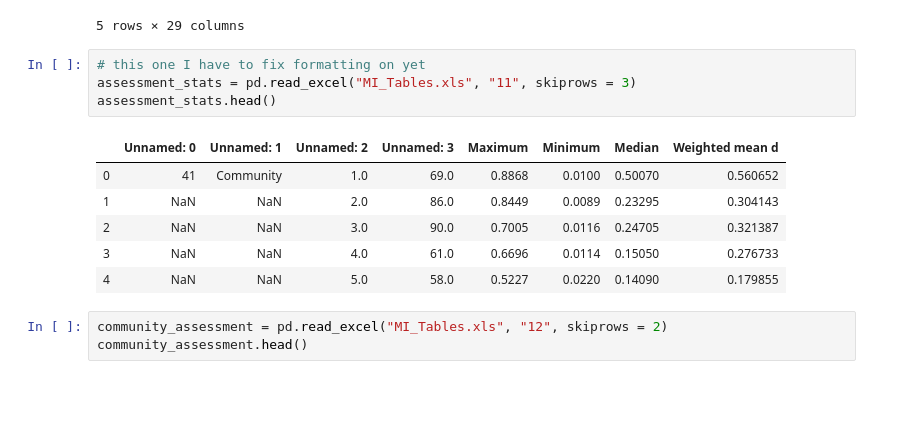
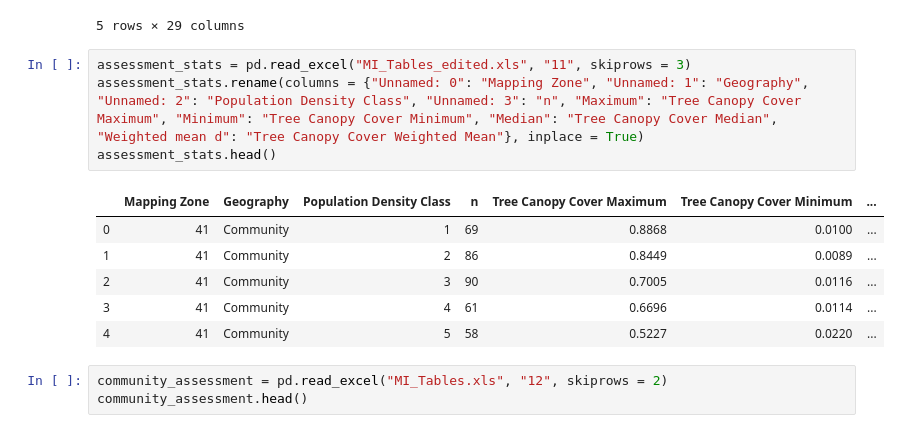
Before and after one commit to mcint199/Environmental-1, a Jupyter notebook: Env1_ForestCanopyResilience_FinalProject.ipynb, the cells around one changed output. Cells and saved outputs as stored; diff of their text form; blank space fills up the shorter version.

```diff
--- a/Env1_ForestCanopyResilience_FinalProject.ipynb
+++ b/Env1_ForestCanopyResilience_FinalProject.ipynb
@@ -66,17 +81,17 @@ land_data_by_community.head()
 | 3 | Akron village | 0.7101 | 0.287432 | 0.057921 | 0.622180 | ... |
 | 4 | Alanson village | 1.1007 | 0.420709 | 0.115789 | 0.606631 | ... |
 5 rows × 29 columns
-# %%
-# this one I have to fix formatting on yet
-assessment_stats = pd.read_excel("MI_Tables.xls", "11", skiprows = 3)
-assessment_stats.head()
-# %% [output]
-|  | Unnamed: 0 | Unnamed: 1 | Unnamed: 2 | Unnamed: 3 | Maximum | Minimum | Median | Weighted mean d |
-| 0 | 41 | Community | 1.0 | 69.0 | 0.8868 | 0.0100 | 0.50070 | 0.560652 |
-| 1 | NaN | NaN | 2.0 | 86.0 | 0.8449 | 0.0089 | 0.23295 | 0.304143 |
-| 2 | NaN | NaN | 3.0 | 90.0 | 0.7005 | 0.0116 | 0.24705 | 0.321387 |
-| 3 | NaN | NaN | 4.0 | 61.0 | 0.6696 | 0.0114 | 0.15050 | 0.276733 |
-| 4 | NaN | NaN | 5.0 | 58.0 | 0.5227 | 0.0220 | 0.14090 | 0.179855 |
+# %%
+assessment_stats = pd.read_excel("MI_Tables_edited.xls", "11", skiprows = 3)
+assessment_stats.rename(columns = {"Unnamed: 0": "Mapping Zone", "Unnamed: 1": "Geography", "Unnamed: 2": "Population Density Class", "Unnamed: 3": "n", "Maximum": "Tree Canopy Cover Maximum", "Minimum": "Tree Canopy Cover Minimum", "Median": "Tree Canopy Cover Median", "Weighted mean d": "Tree Canopy Cover Weighted Mean"}, inplace = True)
+assessment_stats.head()
+# %% [output]
+|  | Mapping Zone | Geography | Population Density Class | n | Tree Canopy Cover Maximum | Tree Canopy Cover Minimum | ... |
+| 0 | 41 | Community | 1 | 69 | 0.8868 | 0.0100 | ... |
+| 1 | 41 | Community | 2 | 86 | 0.8449 | 0.0089 | ... |
+| 2 | 41 | Community | 3 | 90 | 0.7005 | 0.0116 | ... |
+| 3 | 41 | Community | 4 | 61 | 0.6696 | 0.0114 | ... |
+| 4 | 41 | Community | 5 | 58 | 0.5227 | 0.0220 | ... |
 # %%
 community_assessment = pd.read_excel("MI_Tables.xls", "12", skiprows = 2)
 community_assessment.head()
```
Also changed, not shown: parts of 9 cells of this notebook.
